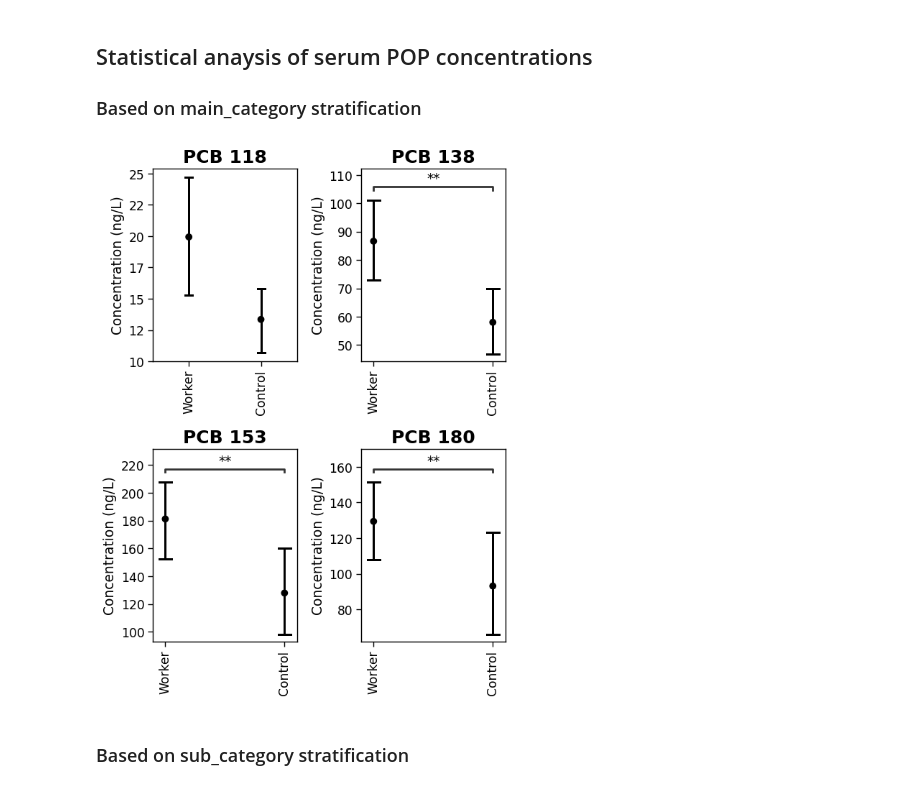
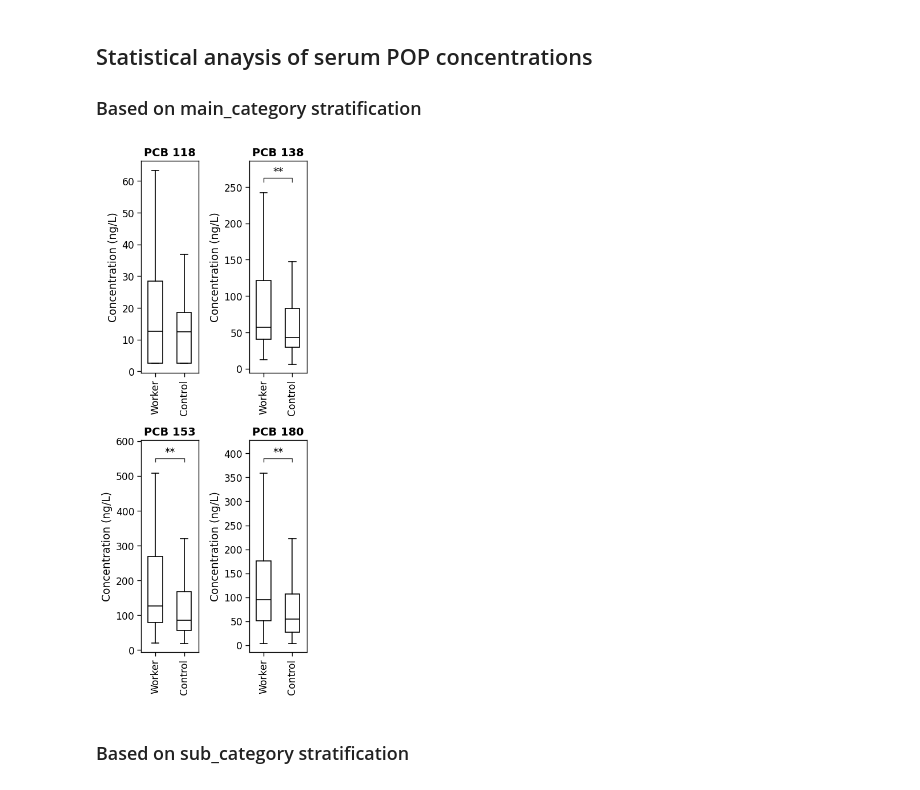
Before and after one commit to adamcseresznye/HBM4EU_eWaste_POPs, a Jupyter notebook: notebooks/NB2_ACs_Describe_Demographics_and_POPs.ipynb, the cells around one changed output. Saved outputs shown, nothing was run; the diff lists cells and outputs as text; code cells hidden in the pictures.

Commit message:
boxplots added

```diff
--- a/notebooks/NB2_ACs_Describe_Demographics_and_POPs.ipynb
+++ b/notebooks/NB2_ACs_Describe_Demographics_and_POPs.ipynb
@@ -431,7 +431,7 @@ sub_category_detection_frequency
 # %%
 sns.set_context("paper", font_scale=1.4)
 
-fig = plt.figure(figsize=(6, 8))
+fig = plt.figure(figsize=(4, 10))
 rows, cols = 2, 2
 
 over50_DF = aggregated_detection_frequency[aggregated_detection_frequency > 50].index
@@ -439,48 +439,51 @@ over50_DF = aggregated_detection_frequency[aggregated_detection_frequency > 50].
 for idx, i in enumerate(df.columns[df.columns.isin(over50_DF)]):
     pairs, p_values = common_functions.get_pairs_values_for_mannwhitneyu(
         data=df, value_var=i, id_vars=["Worker", "Control"], col="main_category"
     )
+    iqr_mask = (df[i] > df[i].quantile(0.25)) & (df[i] < df[i].quantile(0.75))
+    fig.add_subplot(rows, cols, idx + 1)
 
-    fig.add_subplot(rows, cols, idx + 1)
+    PROPS = {
+        "boxprops": {"facecolor": "white", "edgecolor": "black"},
+        "medianprops": {"color": "black"},
+        "whiskerprops": {"color": "black"},
+        "capprops": {"color": "black"},
+    }
+
     (
-        df.loc[:, lambda df_: ["main_category", i]]
-        .rename(columns=lambda df_: df_.replace("_", " ").title())
-        .replace("_", " ", regex=True)
-        .pipe(
-            lambda df_: sns.pointplot(
-                x=df_["Main Category"],
+        df.loc[:, lambda df_: ["main_category", i]].pipe(
+            lambda df_: sns.boxplot(
+                x=df_["main_category"],
                 y=df[i],
-                errorbar=("pi", 90),
-                capsize=0.1,
-                join=False,
-                color="black",
+                width=0.5,
+                showfliers=False,
+                **PROPS,
                 ax=fig.axes[idx],
             )
         )
     )
-
-    fig.axes[idx].set_title(i, fontweight="bold", fontsize=18)
+    fig.axes[idx].set_title(i, fontweight="bold", fontsize=14)
     fig.axes[idx].set_xlabel("")
     fig.axes[idx].set_ylabel("Concentration (ng/L)")
     fig.axes[idx].grid(False)
     fig.axes[idx].yaxis.set_major_formatter(FormatStrFormatter("%.0d"))
     plt.xticks()
     plt.xticks(rotation=90)
     fig.tight_layout()
 
     if p_values[0] < 0.05:
         annotator = Annotator(
             fig.axes[idx], pairs=pairs, data=df, x="main_category", y=i, verbose=False
         )
-        annotator.configure(text_format="star", loc="inside", line_width=2, test=None)
+        annotator.configure(text_format="star", loc="inside", line_width=1, test=None)
         annotator.set_pvalues_and_annotate(p_values)
     else:
         continue
 
 plt.suptitle("")
 plt.savefig(utils.Configuration.PLOTS.joinpath("img1.png"), dpi=600)
 # %% [output]
-[figure, old version]
+[figure, new version]
 # %% [markdown]
 ### Based on sub_category stratification
 # %%
```
Also changed, not shown: parts of 5 cells of this notebook, 6 other files.
